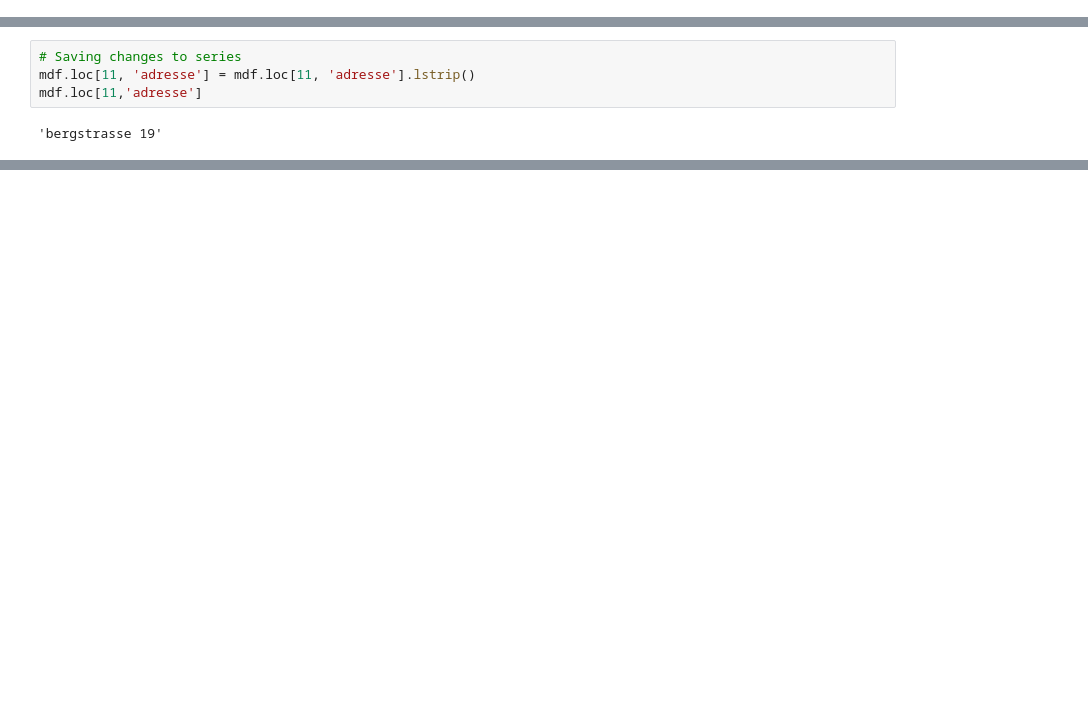
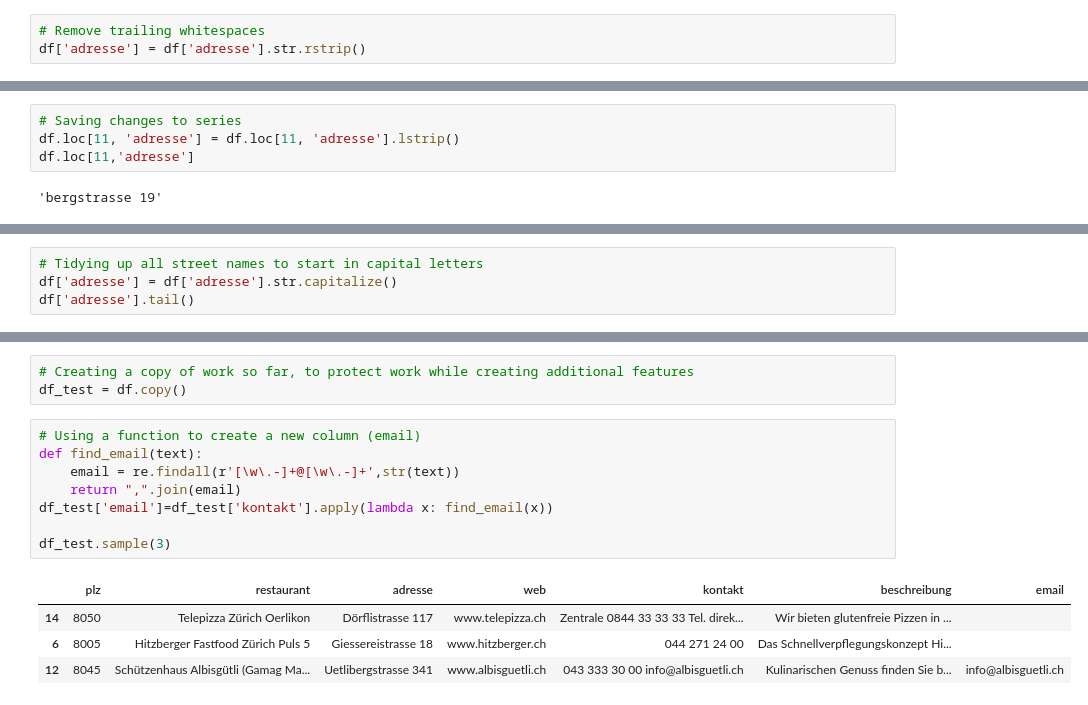
Before and after one commit to CristianRavalli/20220921_zoeliakie, a Jupyter notebook: Cleaning_Zoeliakie.ipynb, the cells around one changed output, grey strips where cells are left out. Drawn from its saved outputs; the diff is of its cells as text; blank space fills up the shorter version.

```diff
--- a/Cleaning_Zoeliakie.ipynb
+++ b/Cleaning_Zoeliakie.ipynb
@@ -213,0 +249,3 @@ mdf.loc[11,'adresse']
+# %%
+# Remove trailing whitespaces
+df['adresse'] = df['adresse'].str.rstrip()
@@ -214,6 +257,6 @@ mdf.loc[11,'adresse']
 # %%
 # Saving changes to series
-mdf.loc[11, 'adresse'] = mdf.loc[11, 'adresse'].lstrip()
-mdf.loc[11,'adresse']
+df.loc[11, 'adresse'] = df.loc[11, 'adresse'].lstrip()
+df.loc[11,'adresse']
 # %% [output]
 'bergstrasse 19'
@@ -230,0 +263,4 @@ Name: adresse, dtype: object
+# %%
+# Tidying up all street names to start in capital letters
+df['adresse'] = df['adresse'].str.capitalize()
+df['adresse'].tail()
@@ -230,0 +412,16 @@ Name: adresse, dtype: object
+# %%
+# Creating a copy of work so far, to protect work while creating additional features
+df_test = df.copy()
+# %%
+# Using a function to create a new column (email)
+def find_email(text):
+    email = re.findall(r'[\w\.-]+@[\w\.-]+',str(text))
+    return ",".join(email)
+df_test['email']=df_test['kontakt'].apply(lambda x: find_email(x))
+
+df_test.sample(3)
+# %% [output]
+|  | plz | restaurant | adresse | web | kontakt | beschreibung | email |
+| 14 | 8050 | Telepizza Zürich Oerlikon | Dörflistrasse 117 | www.telepizza.ch | Zentrale 0844 33 33 33 Tel. direk... | Wir bieten glutenfreie Pizzen in ... |  |
+| 6 | 8005 | Hitzberger Fastfood Zürich Puls 5 | Giessereistrasse 18 | www.hitzberger.ch | 044 271 24 00 | Das Schnellverpflegungskonzept Hi... |  |
+| 12 | 8045 | Schützenhaus Albisgütli (Gamag Ma... | Uetlibergstrasse 341 | www.albisguetli.ch | 043 333 30 00 info@albisguetli.ch | Kulinarischen Genuss finden Sie b... | info@albisguetli.ch |
```
Also changed, not shown: parts of 64 cells of this notebook.
